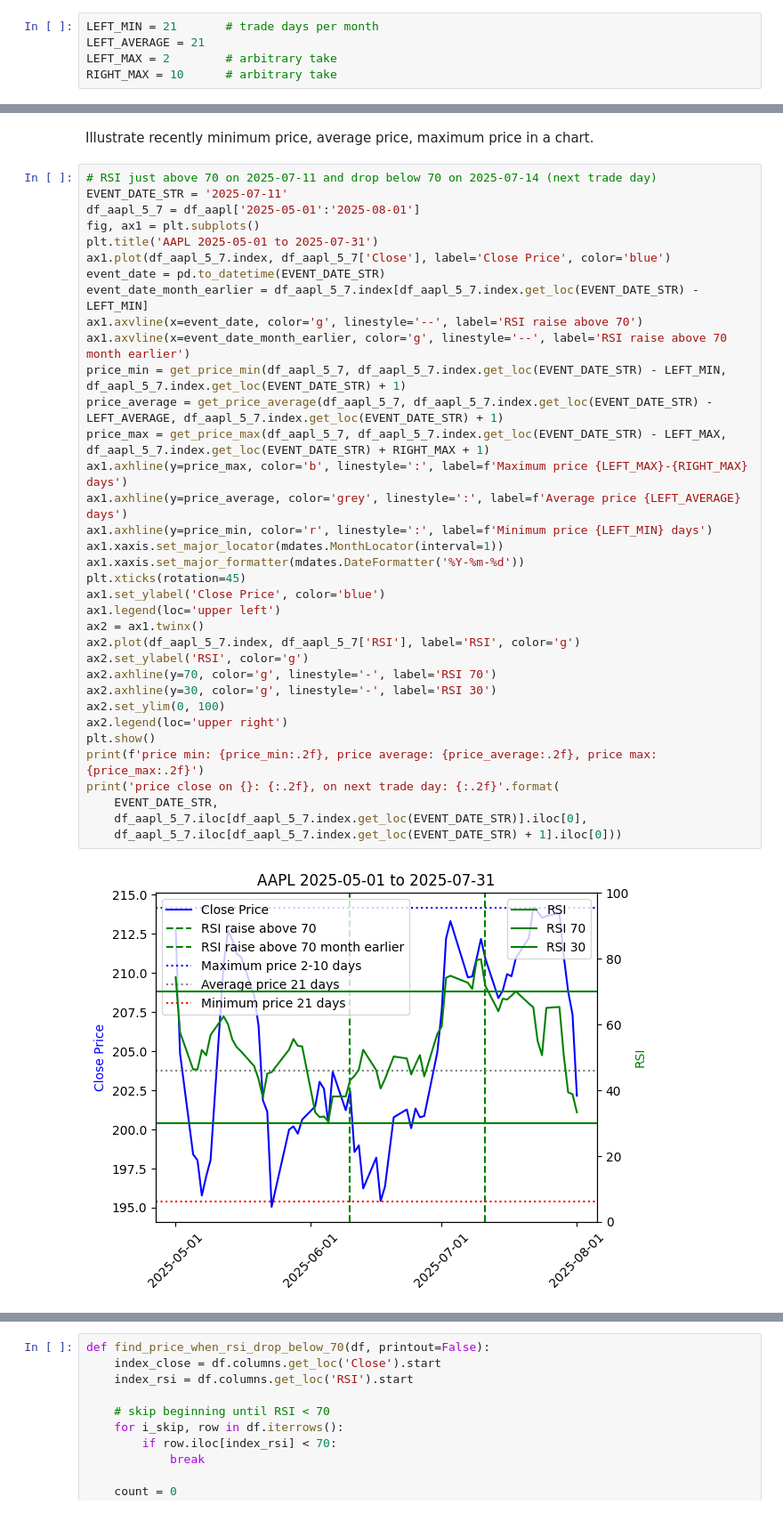
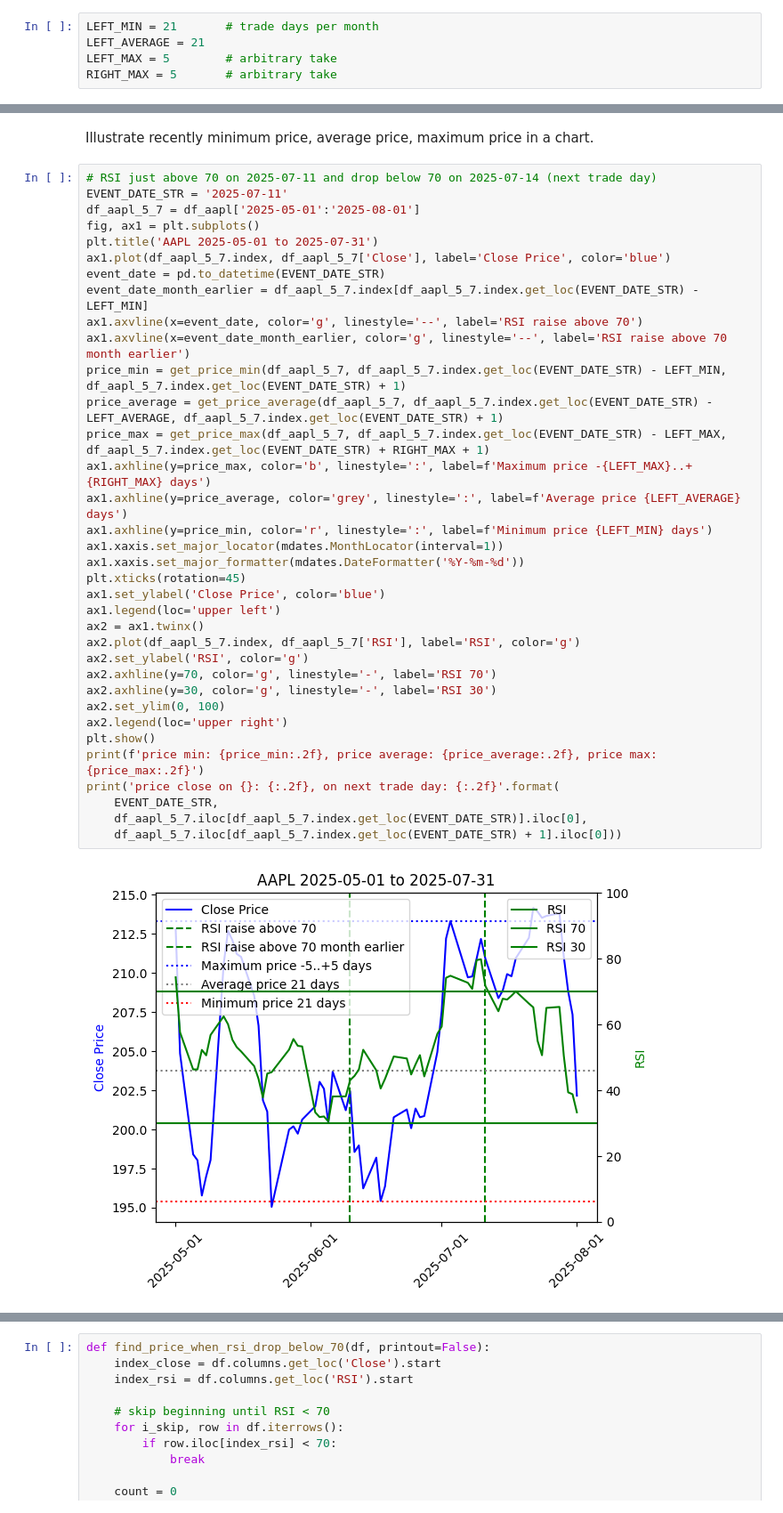
Before and after one commit to thyung/stock_price_vs_rsi, a Jupyter notebook: price_vs_rsi.ipynb, the cells around one changed output, grey strips where cells are left out. Shown: that part at 89% size. Saved outputs shown, nothing was run; the diff lists cells and outputs as text.

```diff
--- a/price_vs_rsi.ipynb
+++ b/price_vs_rsi.ipynb
@@ -95,8 +95,8 @@ Look at history data.  Find the Close Price on the last day of consecutive RSI >
 # %%
 LEFT_MIN = 21       # trade days per month
 LEFT_AVERAGE = 21
-LEFT_MAX = 2        # arbitrary take
-RIGHT_MAX = 10      # arbitrary take
+LEFT_MAX = 5        # arbitrary take
+RIGHT_MAX = 5       # arbitrary take
 # %%
 def get_price_average(df, start_index, end_index):
     return df.iloc[start_index:end_index]['Close'].mean().iloc[-1]
@@ -136,32 +136,32 @@ fig, ax1 = plt.subplots()
 plt.title('AAPL 2025-05-01 to 2025-07-31')
 ax1.plot(df_aapl_5_7.index, df_aapl_5_7['Close'], label='Close Price', color='blue')
 event_date = pd.to_datetime(EVENT_DATE_STR)
 event_date_month_earlier = df_aapl_5_7.index[df_aapl_5_7.index.get_loc(EVENT_DATE_STR) - LEFT_MIN]
 ax1.axvline(x=event_date, color='g', linestyle='--', label='RSI raise above 70')
 ax1.axvline(x=event_date_month_earlier, color='g', linestyle='--', label='RSI raise above 70 month earlier')
 price_min = get_price_min(df_aapl_5_7, df_aapl_5_7.index.get_loc(EVENT_DATE_STR) - LEFT_MIN, df_aapl_5_7.index.get_loc(EVENT_DATE_STR) + 1)
 price_average = get_price_average(df_aapl_5_7, df_aapl_5_7.index.get_loc(EVENT_DATE_STR) - LEFT_AVERAGE, df_aapl_5_7.index.get_loc(EVENT_DATE_STR) + 1)
 price_max = get_price_max(df_aapl_5_7, df_aapl_5_7.index.get_loc(EVENT_DATE_STR) - LEFT_MAX, df_aapl_5_7.index.get_loc(EVENT_DATE_STR) + RIGHT_MAX + 1)
-ax1.axhline(y=price_max, color='b', linestyle=':', label=f'Maximum price {LEFT_MAX}-{RIGHT_MAX} days')
+ax1.axhline(y=price_max, color='b', linestyle=':', label=f'Maximum price -{LEFT_MAX}..+{RIGHT_MAX} days')
 ax1.axhline(y=price_average, color='grey', linestyle=':', label=f'Average price {LEFT_AVERAGE} days')
 ax1.axhline(y=price_min, color='r', linestyle=':', label=f'Minimum price {LEFT_MIN} days')
 ax1.xaxis.set_major_locator(mdates.MonthLocator(interval=1))
 ax1.xaxis.set_major_formatter(mdates.DateFormatter('%Y-%m-%d'))
 plt.xticks(rotation=45)
 ax1.set_ylabel('Close Price', color='blue')
 ax1.legend(loc='upper left')
 ax2 = ax1.twinx()
 ax2.plot(df_aapl_5_7.index, df_aapl_5_7['RSI'], label='RSI', color='g')
 ax2.set_ylabel('RSI', color='g')
 ax2.axhline(y=70, color='g', linestyle='-', label='RSI 70')
 ax2.axhline(y=30, color='g', linestyle='-', label='RSI 30')
 ax2.set_ylim(0, 100)
 ax2.legend(loc='upper right')
 plt.show()
 print(f'price min: {price_min:.2f}, price average: {price_average:.2f}, price max: {price_max:.2f}')
 print('price close on {}: {:.2f}, on next trade day: {:.2f}'.format(
     EVENT_DATE_STR,
     df_aapl_5_7.iloc[df_aapl_5_7.index.get_loc(EVENT_DATE_STR)].iloc[0],
     df_aapl_5_7.iloc[df_aapl_5_7.index.get_loc(EVENT_DATE_STR) + 1].iloc[0]))
 # %% [output]
-[figure, old version]
+[figure, new version]
```
Also changed, not shown: parts of 9 cells of this notebook.
